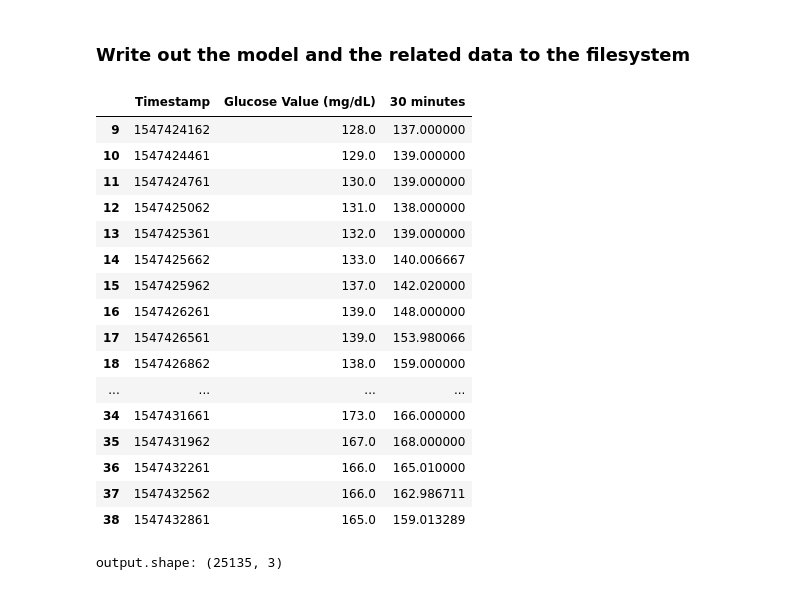
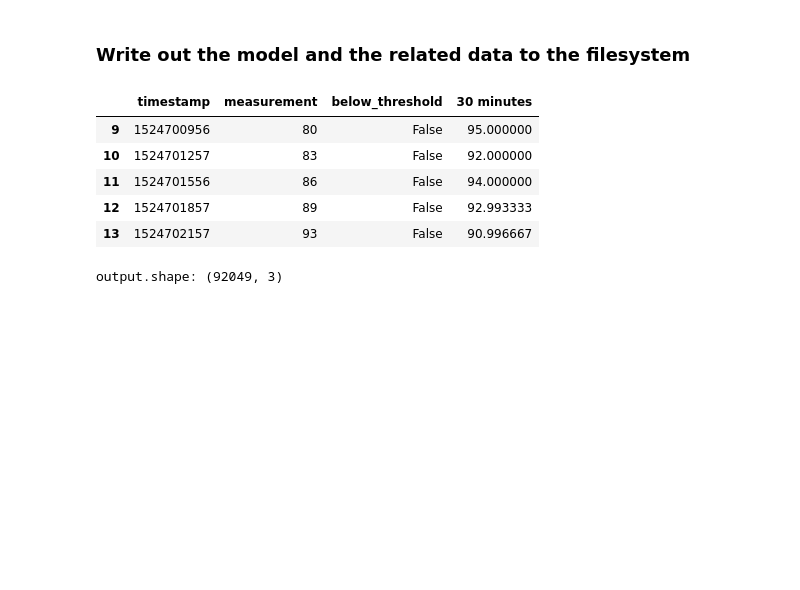
Before and after one commit to diabetes-manager/data-science, a Jupyter notebook: XGB.ipynb, the cells around one changed output. Saved outputs shown, nothing was run; the diff lists cells and outputs as text; code cells hidden in the pictures; blank space fills up the shorter version.

```diff
--- a/XGB.ipynb
+++ b/XGB.ipynb
@@ -88,0 +40,5 @@ cgm.head()
+# %%
+cgm.timestamp = pd.to_datetime(cgm.timestamp)
+# %%
+cgm.timestamp = cgm['timestamp'].astype(np.int64) // 10**9
+cgm.head()
@@ -93,12 +56,2 @@ Timedelta('89 days 09:01:26')
 # %% [markdown]
 ### Convert timestamp to int and apply check mean value as an initial guess
-# %%
-print('cgm.shape:', cgm.shape)
-cgm['Timestamp'] = (cgm.Timestamp.astype(int)/(10**9)).astype(int)
-
-# Remove Glucose Values that are not numbers and convert them to numbers
-cgm = cgm[~cgm['Glucose Value (mg/dL)'].str.contains("[a-zA-Z]").fillna(False)]
-cgm['Glucose Value (mg/dL)'] = cgm['Glucose Value (mg/dL)'].astype(float)
-
-print('cgm.shape:', cgm.shape)
-cgm.head()
@@ -168,12 +112,12 @@ cgm.head()
 # %%
 def wrangle(df, minutes):
     seconds = minutes * 60
-    xs = df['Timestamp'].values
+    xs = df['timestamp'].values
     ys = []
     for i in range(df.shape[0]):
         y = np.interp(xs[i] + seconds,
-                      df['Timestamp'],
-                      df['Glucose Value (mg/dL)'])
+                      df['timestamp'],
+                      df['measurement'])
         ys.append(y)
     print('df.shape:', df.shape)
     print('len(ys):', len(ys))
@@ -299,31 +241,20 @@ len(y_pred): 5028
 with open('diabetesmanager/data/private/model', 'wb') as f:
     pickle.dump(gridsearch, f)
 # %%
-cgm.head(30)
+cgm.head()
 # %% [output]
-|  | Timestamp | Glucose Value (mg/dL) | 30 minutes |
-| 9 | 1547424162 | 128.0 | 137.000000 |
-| 10 | 1547424461 | 129.0 | 139.000000 |
-| 11 | 1547424761 | 130.0 | 139.000000 |
-| 12 | 1547425062 | 131.0 | 138.000000 |
-| 13 | 1547425361 | 132.0 | 139.000000 |
-| 14 | 1547425662 | 133.0 | 140.006667 |
-| 15 | 1547425962 | 137.0 | 142.020000 |
-| 16 | 1547426261 | 139.0 | 148.000000 |
-| 17 | 1547426561 | 139.0 | 153.980066 |
-| 18 | 1547426862 | 138.0 | 159.000000 |
-| ... | ... | ... | ... |
-| 34 | 1547431661 | 173.0 | 166.000000 |
-| 35 | 1547431962 | 167.0 | 168.000000 |
-| 36 | 1547432261 | 166.0 | 165.010000 |
-| 37 | 1547432562 | 166.0 | 162.986711 |
-| 38 | 1547432861 | 165.0 | 159.013289 |
+|  | timestamp | measurement | below_threshold | 30 minutes |
+| 9 | 1524700956 | 80 | False | 95.000000 |
+| 10 | 1524701257 | 83 | False | 92.000000 |
+| 11 | 1524701556 | 86 | False | 94.000000 |
+| 12 | 1524701857 | 89 | False | 92.993333 |
+| 13 | 1524702157 | 93 | False | 90.996667 |
 # %%
 # Calculate the shift for y_pred so it matches the Glucose values
 def shift_predictions_concat(df, minutes, y_pred):
     seconds = minutes * 60
-    first_timestamp = df.Timestamp.iloc[0]
-    timestamp = df.Timestamp.values
+    first_timestamp = df.timestamp.iloc[0]
+    timestamp = df.timestamp.values
     shift = None
     for i in range(df.shape[0]):
         t = timestamp[i] - first_timestamp
@@ -340,7 +271,8 @@ def shift_predictions_concat(df, minutes, y_pred):
     df2 = df2.reset_index(drop=True)
     df2 = pd.concat([df2, y_pred2], axis=1, ignore_index=True)
     df2 = df2.drop(df2.columns[2], axis=1)
-    df2 = df2.rename(columns={0: 'Timestamp',
+    df2 = df2.drop(df2.columns[3], axis=1)
+    df2 = df2.rename(columns={0: 'timestamp',
                               1: 'Measured',
                               3: 'Prediction'})
 
@@ -353,7 +285,7 @@ print('output.shape:', output.shape)
 with open('diabetesmanager/data/private/table', 'wb') as f:
     pickle.dump(output, f)
 # %% [output]
-output.shape: (25135, 3)
+output.shape: (92049, 3)
 # %%
 output.tail()
 # %% [output]
```
Also changed, not shown: parts of 55 cells of this notebook, 1 other file.
